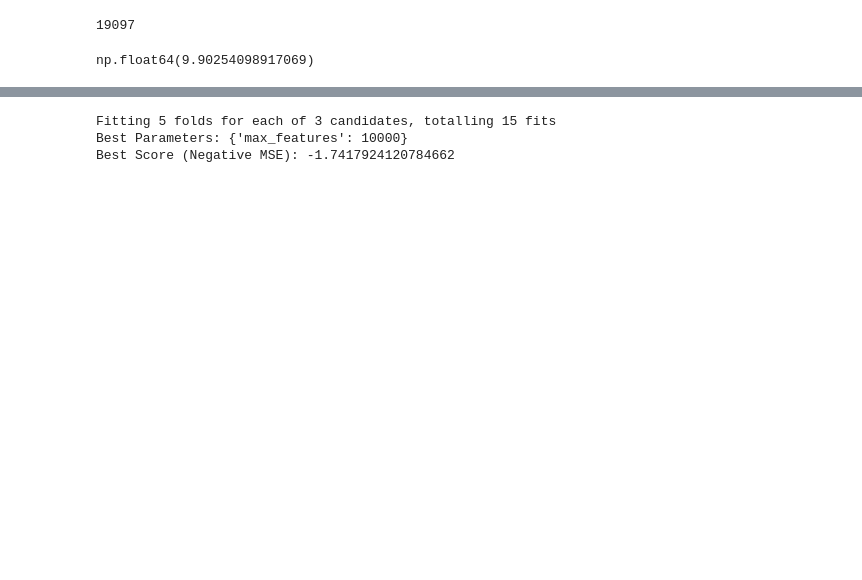
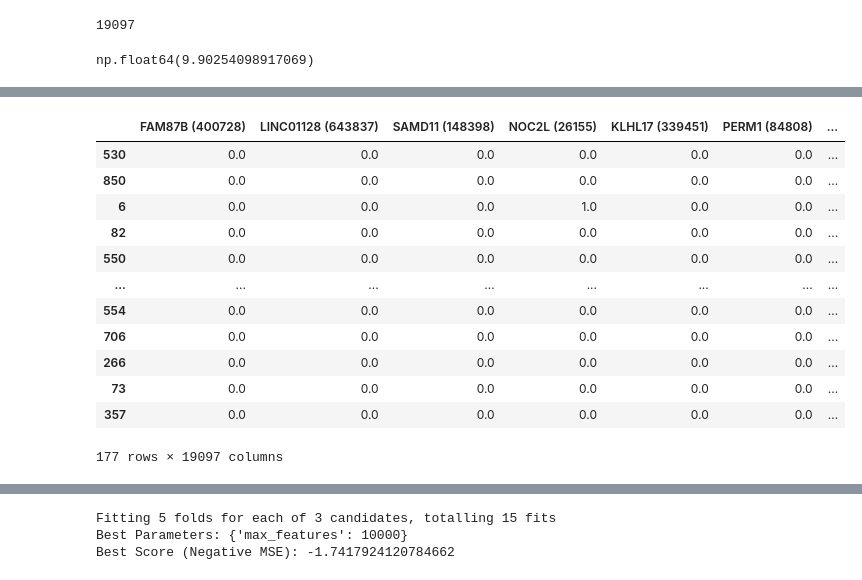
Before and after one commit to sarameirab/bioinformatics_analysis, a Jupyter notebook: code/python_scripts/machine_learning_chunks.ipynb, the cells around one changed output, grey strips where cells are left out. Cells and saved outputs as stored; diff of their text form; code cells hidden in the pictures; blank space fills up the shorter version.

```diff
--- a/code/python_scripts/machine_learning_chunks.ipynb
+++ b/code/python_scripts/machine_learning_chunks.ipynb
@@ -180,0 +243,16 @@ np.float64(9.90254098917069)
+# %%
+X_test
+# %% [output]
+|  | FAM87B (400728) | LINC01128 (643837) | SAMD11 (148398) | NOC2L (26155) | KLHL17 (339451) | PERM1 (84808) | ... |
+| 530 | 0.0 | 0.0 | 0.0 | 0.0 | 0.0 | 0.0 | ... |
+| 850 | 0.0 | 0.0 | 0.0 | 0.0 | 0.0 | 0.0 | ... |
+| 6 | 0.0 | 0.0 | 0.0 | 1.0 | 0.0 | 0.0 | ... |
+| 82 | 0.0 | 0.0 | 0.0 | 0.0 | 0.0 | 0.0 | ... |
+| 550 | 0.0 | 0.0 | 0.0 | 0.0 | 0.0 | 0.0 | ... |
+| ... | ... | ... | ... | ... | ... | ... | ... |
+| 554 | 0.0 | 0.0 | 0.0 | 0.0 | 0.0 | 0.0 | ... |
+| 706 | 0.0 | 0.0 | 0.0 | 0.0 | 0.0 | 0.0 | ... |
+| 266 | 0.0 | 0.0 | 0.0 | 0.0 | 0.0 | 0.0 | ... |
+| 73 | 0.0 | 0.0 | 0.0 | 0.0 | 0.0 | 0.0 | ... |
+| 357 | 0.0 | 0.0 | 0.0 | 0.0 | 0.0 | 0.0 | ... |
+177 rows × 19097 columns
```
Also changed, not shown: parts of 16 cells of this notebook.
